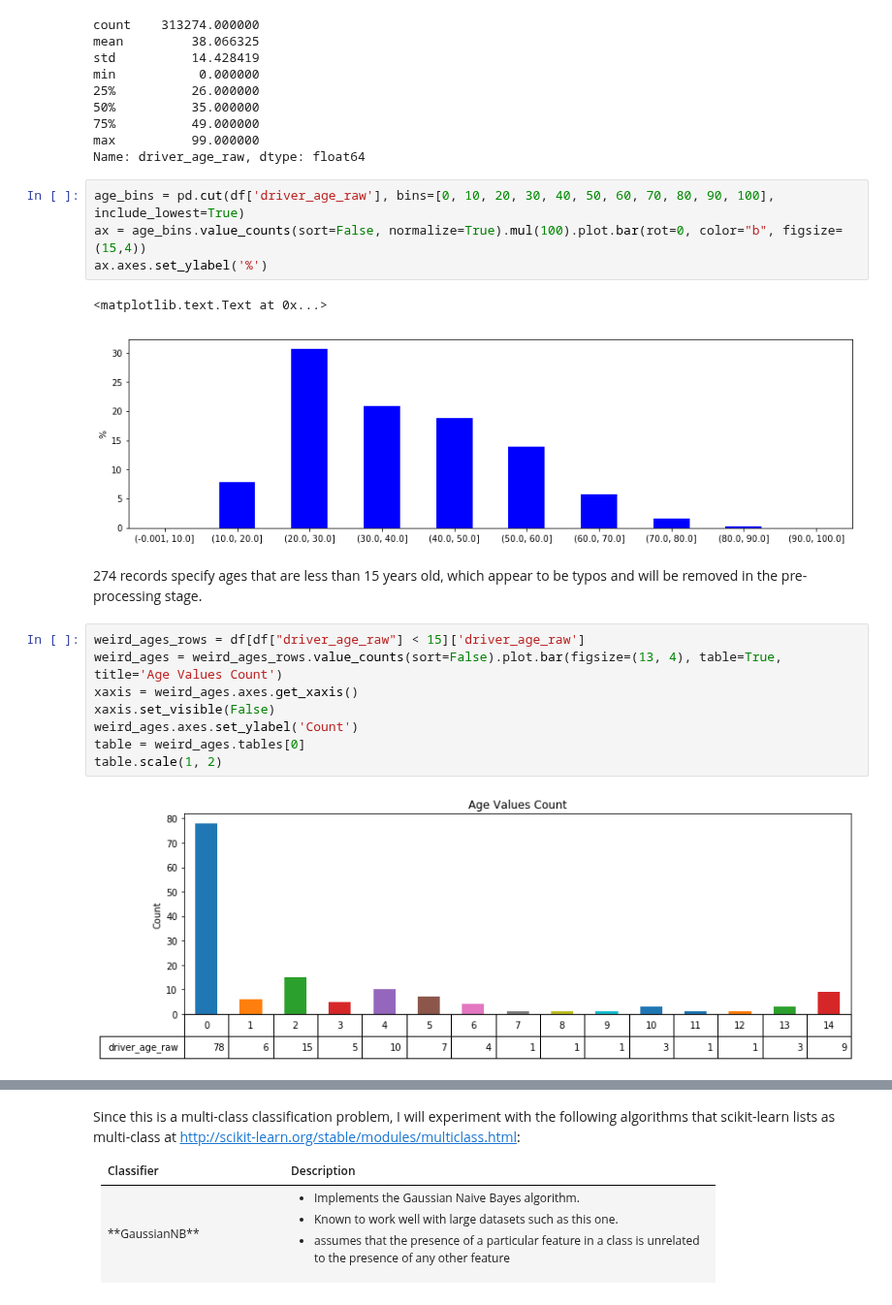
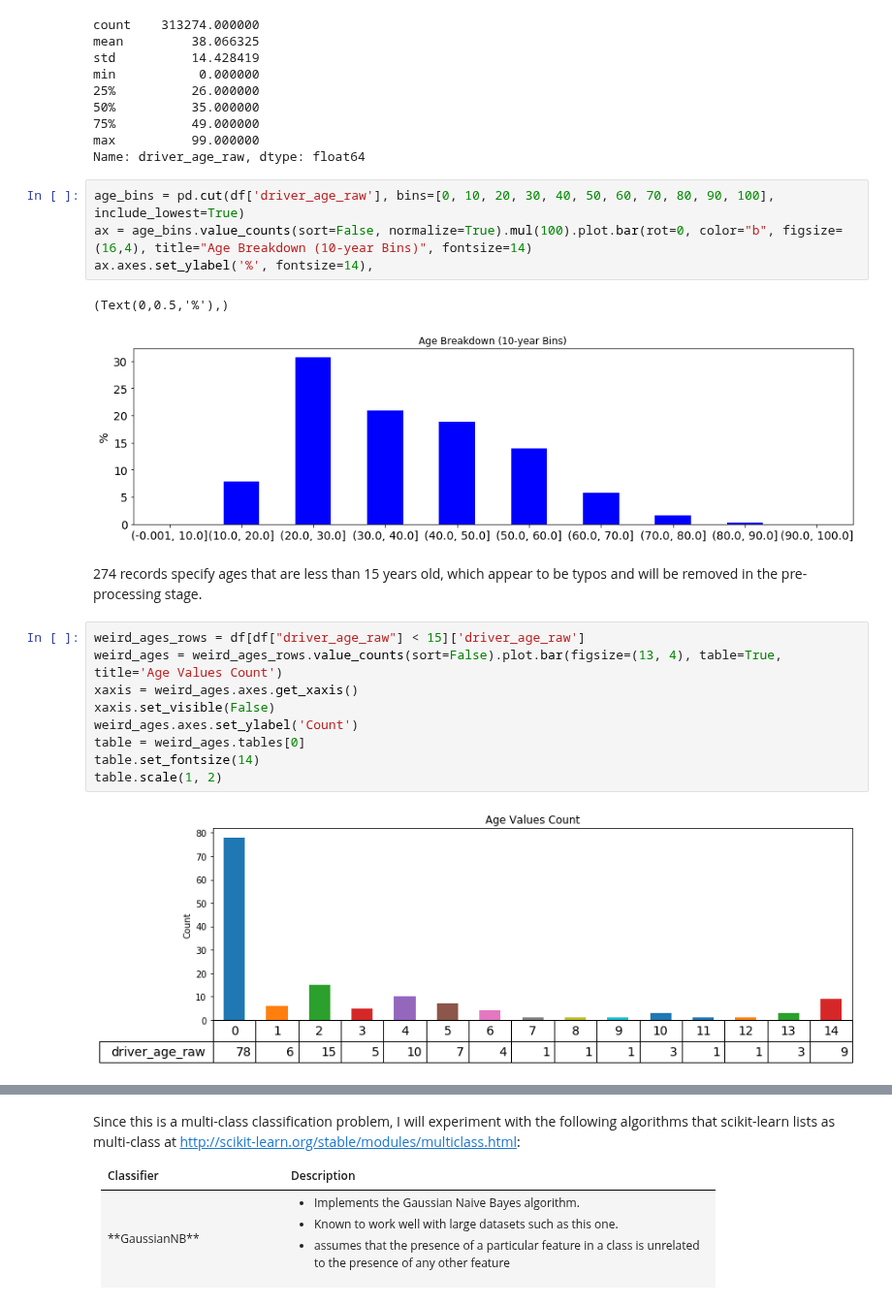
Before and after one commit to patrickmpoon/machine-learning, a Jupyter notebook: projects/capstone/Traffic_Stop_Outcome_Predictor.ipynb, the cells around one changed output, grey strips where cells are left out. Shown at 97% size. Drawn from its saved outputs; the diff is of its cells as text.

```diff
--- a/projects/capstone/Traffic_Stop_Outcome_Predictor.ipynb
+++ b/projects/capstone/Traffic_Stop_Outcome_Predictor.ipynb
@@ -524,22 +469,23 @@ max          99.000000
 Name: driver_age_raw, dtype: float64
 # %%
 age_bins = pd.cut(df['driver_age_raw'], bins=[0, 10, 20, 30, 40, 50, 60, 70, 80, 90, 100], include_lowest=True)
-ax = age_bins.value_counts(sort=False, normalize=True).mul(100).plot.bar(rot=0, color="b", figsize=(15,4))
-ax.axes.set_ylabel('%')
+ax = age_bins.value_counts(sort=False, normalize=True).mul(100).plot.bar(rot=0, color="b", figsize=(16,4), title="Age Breakdown (10-year Bins)", fontsize=14)
+ax.axes.set_ylabel('%', fontsize=14),
 # %% [output]
-<matplotlib.text.Text at 0x...>
+(Text(0,0.5,'%'),)
-[figure, old version]
+[figure, new version]
 # %% [markdown]
 274 records specify ages that are less than 15 years old, which appear to be typos and will be removed in the pre-processing stage.
 # %%
 weird_ages_rows = df[df["driver_age_raw"] < 15]['driver_age_raw']
 weird_ages = weird_ages_rows.value_counts(sort=False).plot.bar(figsize=(13, 4), table=True, title='Age Values Count')
 xaxis = weird_ages.axes.get_xaxis()
 xaxis.set_visible(False)
 weird_ages.axes.set_ylabel('Count')
 table = weird_ages.tables[0]
+table.set_fontsize(14)
 table.scale(1, 2)
 # %% [output]
-[figure, old version]
+[figure, new version]
 # %% [markdown]
 ### Algorithms and Techniques
```
Also changed, not shown: parts of 45 cells of this notebook.
